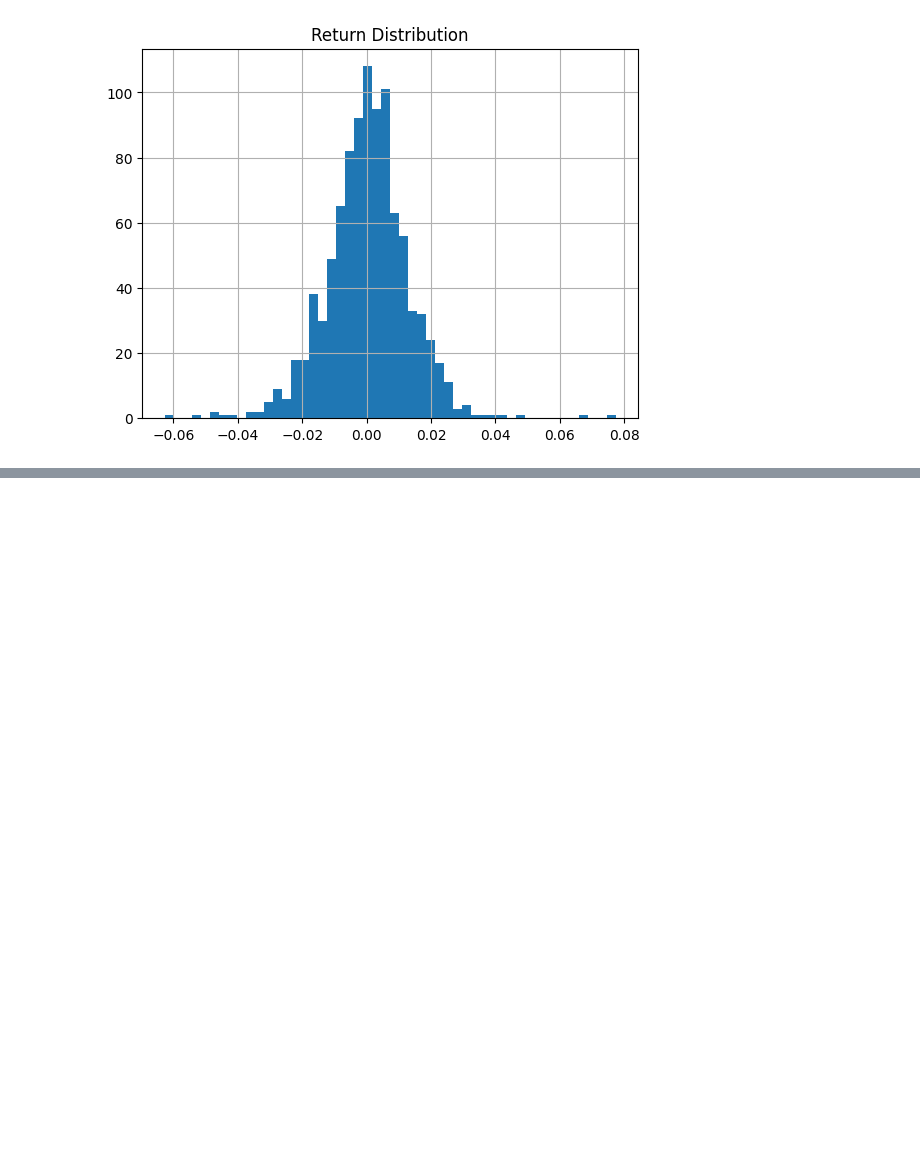
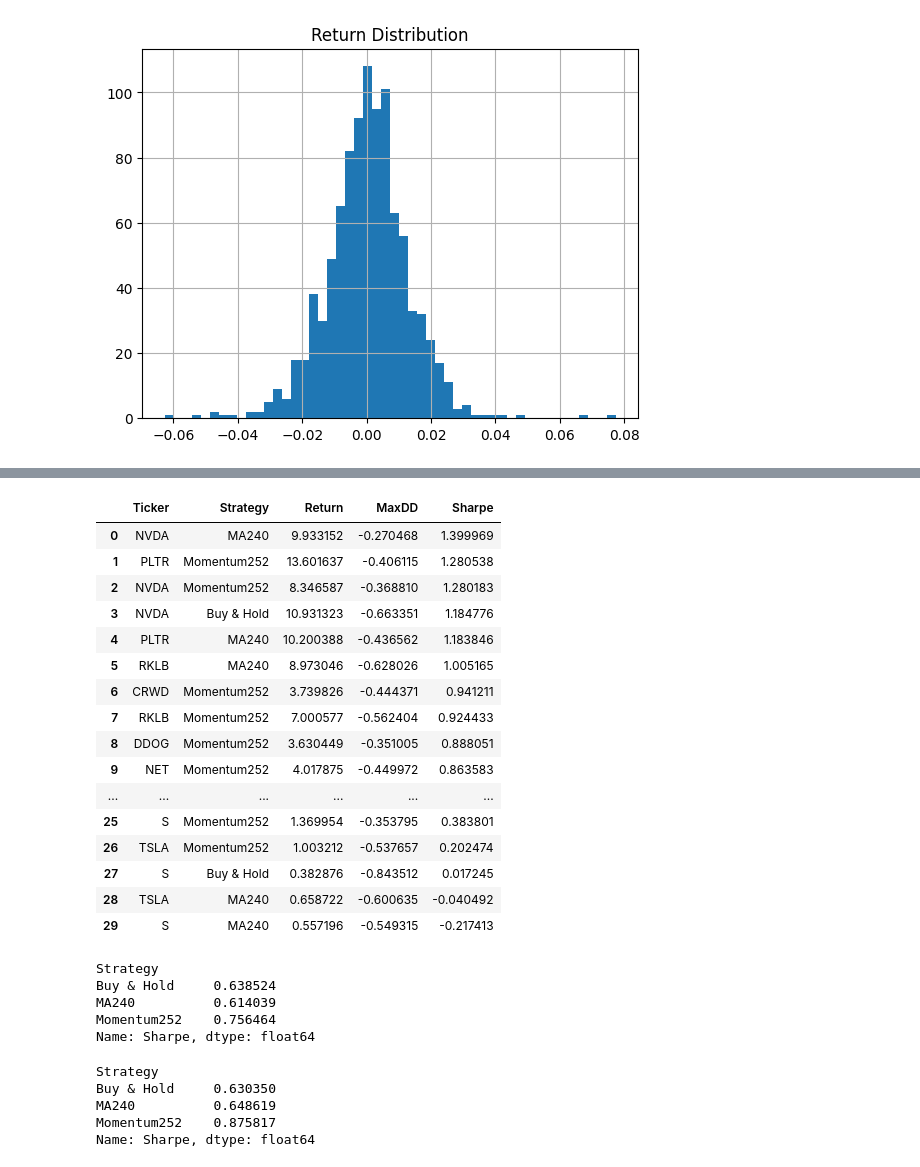
Before and after one commit to mas-analytics/quant-practice, a Jupyter notebook: analysis.ipynb, the cells around one changed output, grey strips where cells are left out. Saved outputs shown, nothing was run; the diff lists cells and outputs as text; code cells hidden in the pictures; blank space fills up the shorter version.

```diff
--- a/analysis.ipynb
+++ b/analysis.ipynb
@@ -413,0 +1572,9 @@ cumulative_returns.plot(figsize=(12,5))
+# %%
+results=[]
+for window in range(21,253,21):
+    sharpes=[]
+    for ticker in tickers:
+        final_return,max_dd,sharpe=backtest_momentum(ticker,window,0.10)
+        sharpes.append(sharpe)
+    np.mean(sharpes)
+    results.append([window,np.mean(sharpes)])
@@ -413,0 +1860,17 @@ cumulative_returns.plot(figsize=(12,5))
+# %%
+results=[]
+for ticker in tickers:
+    buy_hold_result=backtest_buy_hold(ticker)
+    ma_result=backtest_ma(ticker,240)
+    momentum_result=backtest_momentum(ticker,252,0.00)
+    #Buy&Hold
+    final_return,max_dd,sharpe=buy_hold_result
+    results.append([ticker,"Buy & Hold",final_return,max_dd,sharpe])
+    #MA
+    final_return,max_dd,sharpe=ma_result
+    results.append([ticker,"MA240",final_return,max_dd,sharpe])
+    #Momentum
+    final_return,max_dd,sharpe=momentum_result
+    results.append([ticker,"Momentum252",final_return,max_dd,sharpe])
+results_df=pd.DataFrame(results,columns=["Ticker","Strategy","Return","MaxDD","Sharpe"])
+results_df=results_df.sort_values("Sharpe",ascending=False).reset_index(drop=True)
@@ -413,0 +1879,17 @@ cumulative_returns.plot(figsize=(12,5))
+# %%
+results=[]
+for ticker in tickers:
+    buy_hold_result=backtest_buy_hold(ticker)
+    ma_result=backtest_ma(ticker,240)
+    momentum_result=backtest_momentum(ticker,252,0.00)
+    #Buy&Hold
+    final_return,max_dd,sharpe=buy_hold_result
+    results.append([ticker,"Buy & Hold",final_return,max_dd,sharpe])
+    #MA
+    final_return,max_dd,sharpe=ma_result
+    results.append([ticker,"MA240",final_return,max_dd,sharpe])
+    #Momentum
+    final_return,max_dd,sharpe=momentum_result
+    results.append([ticker,"Momentum252",final_return,max_dd,sharpe])
+results_df=pd.DataFrame(results,columns=["Ticker","Strategy","Return","MaxDD","Sharpe"])
+results_df=results_df.sort_values("Sharpe",ascending=False).reset_index(drop=True)
@@ -413,0 +1914,36 @@ cumulative_returns.plot(figsize=(12,5))
+# %%
+results_df
+# %% [output]
+|  | Ticker | Strategy | Return | MaxDD | Sharpe |
+| 0 | NVDA | MA240 | 9.933152 | -0.270468 | 1.399969 |
+| 1 | PLTR | Momentum252 | 13.601637 | -0.406115 | 1.280538 |
+| 2 | NVDA | Momentum252 | 8.346587 | -0.368810 | 1.280183 |
+| 3 | NVDA | Buy & Hold | 10.931323 | -0.663351 | 1.184776 |
+| 4 | PLTR | MA240 | 10.200388 | -0.436562 | 1.183846 |
+| 5 | RKLB | MA240 | 8.973046 | -0.628026 | 1.005165 |
+| 6 | CRWD | Momentum252 | 3.739826 | -0.444371 | 0.941211 |
+| 7 | RKLB | Momentum252 | 7.000577 | -0.562404 | 0.924433 |
+| 8 | DDOG | Momentum252 | 3.630449 | -0.351005 | 0.888051 |
+| 9 | NET | Momentum252 | 4.017875 | -0.449972 | 0.863583 |
+| ... | ... | ... | ... | ... | ... |
+| 25 | S | Momentum252 | 1.369954 | -0.353795 | 0.383801 |
+| 26 | TSLA | Momentum252 | 1.003212 | -0.537657 | 0.202474 |
+| 27 | S | Buy & Hold | 0.382876 | -0.843512 | 0.017245 |
+| 28 | TSLA | MA240 | 0.658722 | -0.600635 | -0.040492 |
+| 29 | S | MA240 | 0.557196 | -0.549315 | -0.217413 |
+# %%
+results_df.groupby("Strategy")["Sharpe"].mean()
+# %% [output]
+Strategy
+Buy & Hold     0.638524
+MA240          0.614039
+Momentum252    0.756464
+Name: Sharpe, dtype: float64
+# %%
+results_df.groupby("Strategy")["Sharpe"].median()
+# %% [output]
+Strategy
+Buy & Hold     0.630350
+MA240          0.648619
+Momentum252    0.875817
+Name: Sharpe, dtype: float64
```
Also changed, not shown: parts of 584 cells of this notebook.
